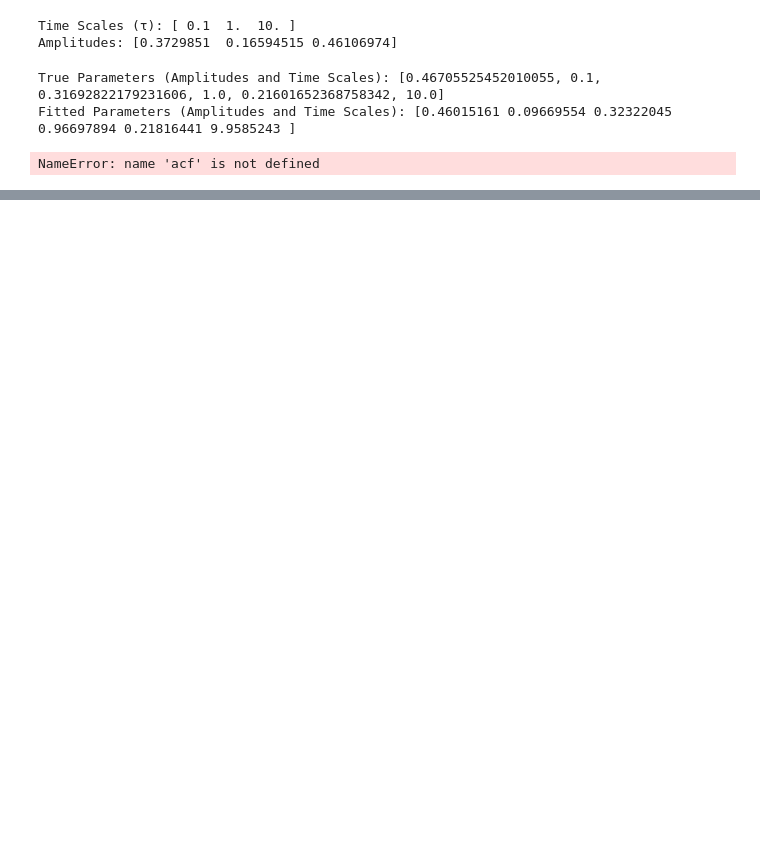
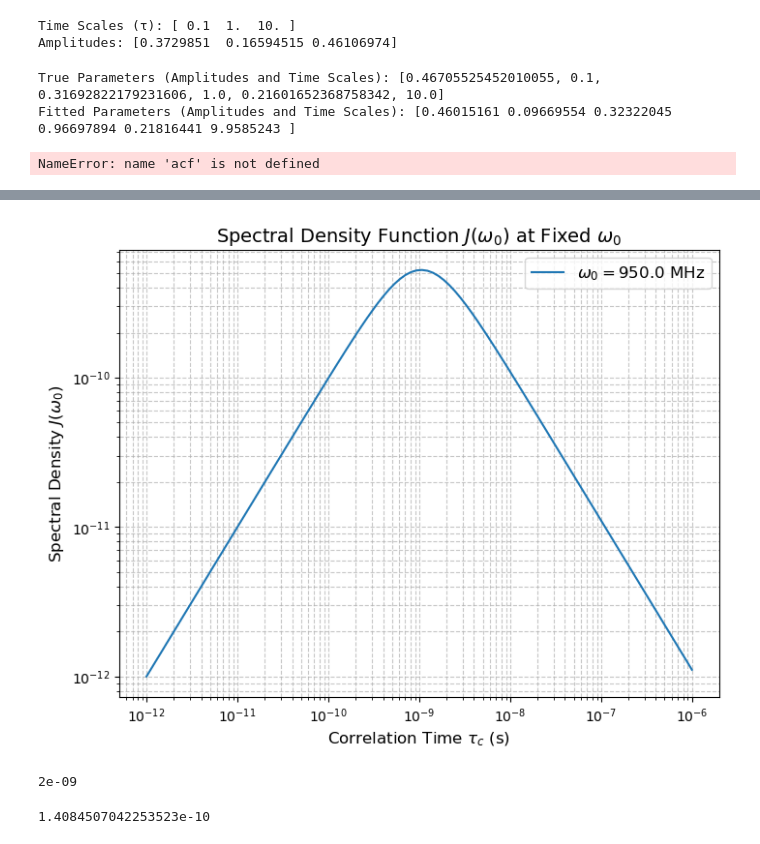
Before and after one commit to Xyunyao/KChannel_torsion_angle, a Jupyter notebook: NMR_t1_estimation.ipynb, the cells around one changed output, grey strips where cells are left out. Saved outputs shown, nothing was run; the diff lists cells and outputs as text; code cells hidden in the pictures; blank space fills up the shorter version.

```diff
--- a/NMR_t1_estimation.ipynb
+++ b/NMR_t1_estimation.ipynb
@@ -1150,0 +1196,44 @@ plt.show()
+# %%
+import numpy as np
+import matplotlib.pyplot as plt
+
+def plot_spectral_density_fixed_omega(omega_0, tau_c_values):
+    """
+    Plots the spectral density function J(omega0) for a fixed angular frequency
+    and varying correlation times.
+
+    Parameters:
+    omega_0 (float): Fixed angular frequency (rad/s).
+    tau_c_values (list or array): Array of correlation times (seconds).
+
+    Returns:
+    None
+    """
+    # Calculate J(omega0) for each tau_c
+    J_values = [tau_c / (1 + (omega_0 * tau_c)**2) for tau_c in tau_c_values]
+
+    # Plot
+    plt.figure(figsize=(8, 6))
+    plt.loglog(tau_c_values, J_values, label=f"$\\omega_0 = {omega_0 / 1e6:.1f}$ MHz")
+    plt.xlabel("Correlation Time $\\tau_c$ (s)", fontsize=12)
+    plt.ylabel("Spectral Density $J(\\omega_0)$", fontsize=12)
+    plt.title("Spectral Density Function $J(\\omega_0)$ at Fixed $\\omega_0$", fontsize=14)
+    plt.grid(which='both', linestyle='--', alpha=0.7)
+    plt.legend(fontsize=12)
+    plt.show()
+
+# Example Usage
+omega_0_fixed = 950 * 10**6  # Fixed angular frequency in rad/s
+tau_c_values = np.logspace(-12, -6, 100)  # Correlation times from 1 ps to 1 µs
+
+plot_spectral_density_fixed_omega(omega_0=omega_0_fixed, tau_c_values=tau_c_values)
+# %% [output]
+[figure, added]
+# %%
+1/0.05*0.1*10**(-9)
+# %% [output]
+2e-09
+# %%
+1/0.71*0.1*10**(-9)
+# %% [output]
+1.4084507042253523e-10
```
Also changed, not shown: parts of 10 cells of this notebook.
